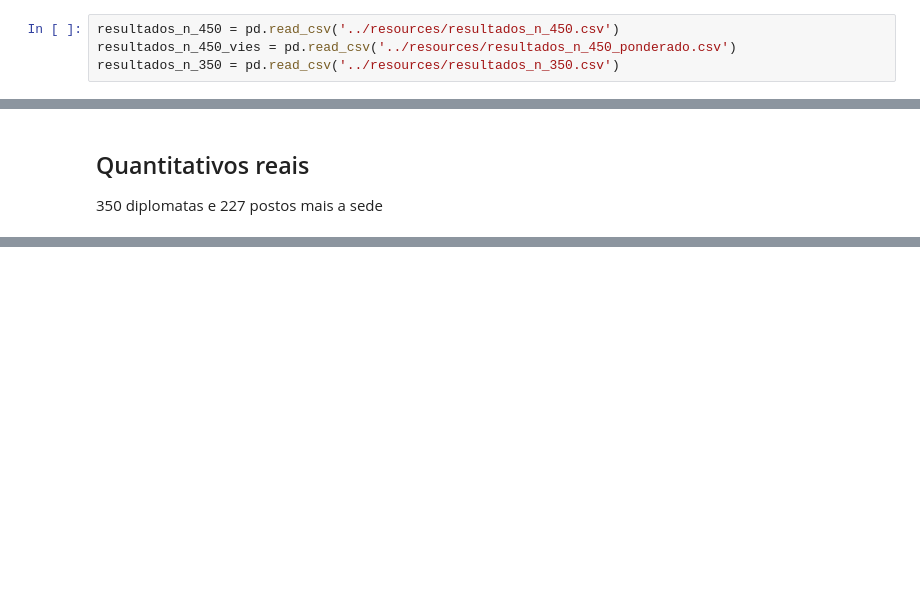
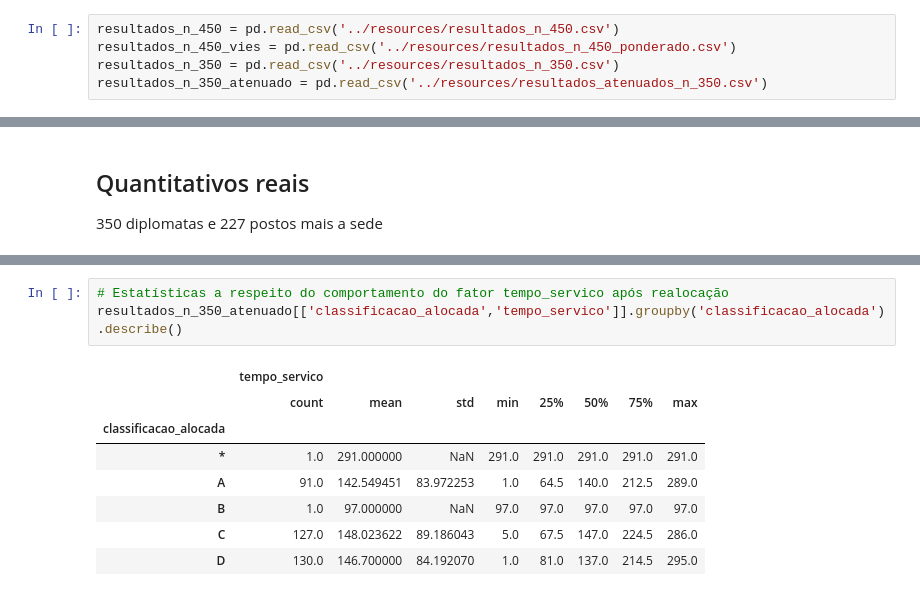
Before and after one commit to vsmoreira/aed, a Jupyter notebook: hungaro/analise_resultados.ipynb, the cells around one changed output, grey strips where cells are left out. Saved outputs shown, nothing was run; the diff lists cells and outputs as text; blank space fills up the shorter version.

```diff
--- a/hungaro/analise_resultados.ipynb
+++ b/hungaro/analise_resultados.ipynb
@@ -4,6 +4,7 @@ import pandas as pd
 resultados_n_450 = pd.read_csv('../resources/resultados_n_450.csv')
 resultados_n_450_vies = pd.read_csv('../resources/resultados_n_450_ponderado.csv')
 resultados_n_350 = pd.read_csv('../resources/resultados_n_350.csv')
+resultados_n_350_atenuado = pd.read_csv('../resources/resultados_atenuados_n_350.csv')
 # %% [markdown]
 ## Sem atenuador dos custos
 # %%
@@ -108,0 +119,12 @@ resultados_n_350[['classificacao_alocada','tempo_servico']].groupby('classificac
+# %%
+# Estatísticas a respeito do comportamento do fator tempo_servico após realocação
+resultados_n_350_atenuado[['classificacao_alocada','tempo_servico']].groupby('classificacao_alocada').describe()
+# %% [output]
+|  | tempo_servico |  |  |  |  |  |  |  |
+|  | count | mean | std | min | 25% | 50% | 75% | max |
+| classificacao_alocada |  |  |  |  |  |  |  |  |
+| * | 1.0 | 291.000000 | NaN | 291.0 | 291.0 | 291.0 | 291.0 | 291.0 |
+| A | 91.0 | 142.549451 | 83.972253 | 1.0 | 64.5 | 140.0 | 212.5 | 289.0 |
+| B | 1.0 | 97.000000 | NaN | 97.0 | 97.0 | 97.0 | 97.0 | 97.0 |
+| C | 127.0 | 148.023622 | 89.186043 | 5.0 | 67.5 | 147.0 | 224.5 | 286.0 |
+| D | 130.0 | 146.700000 | 84.192070 | 1.0 | 81.0 | 137.0 | 214.5 | 295.0 |
```
Also changed, not shown: parts of 3 cells of this notebook, 3 other files.
